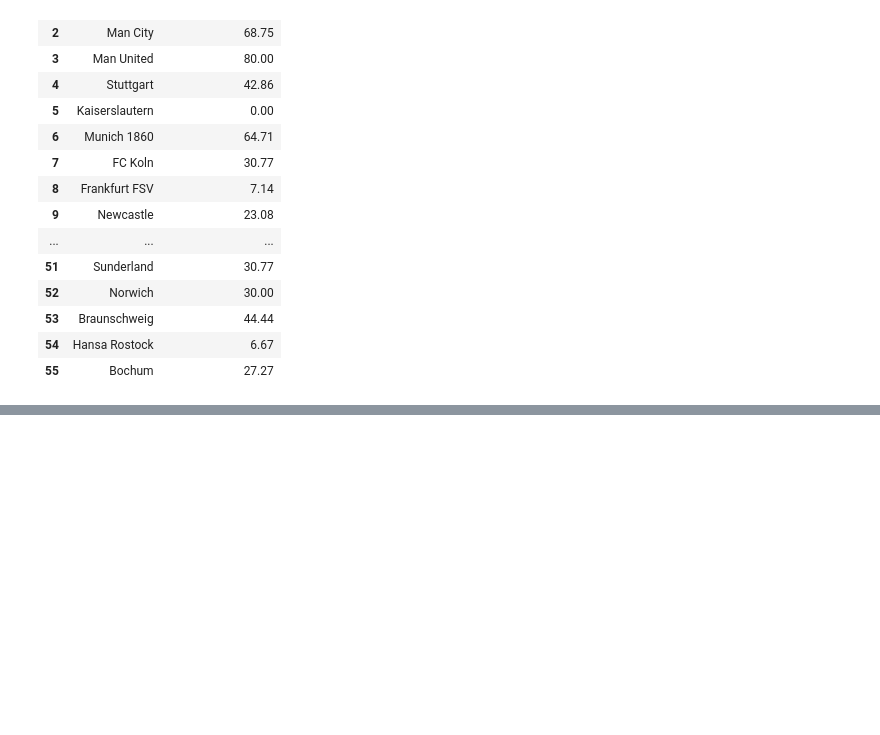
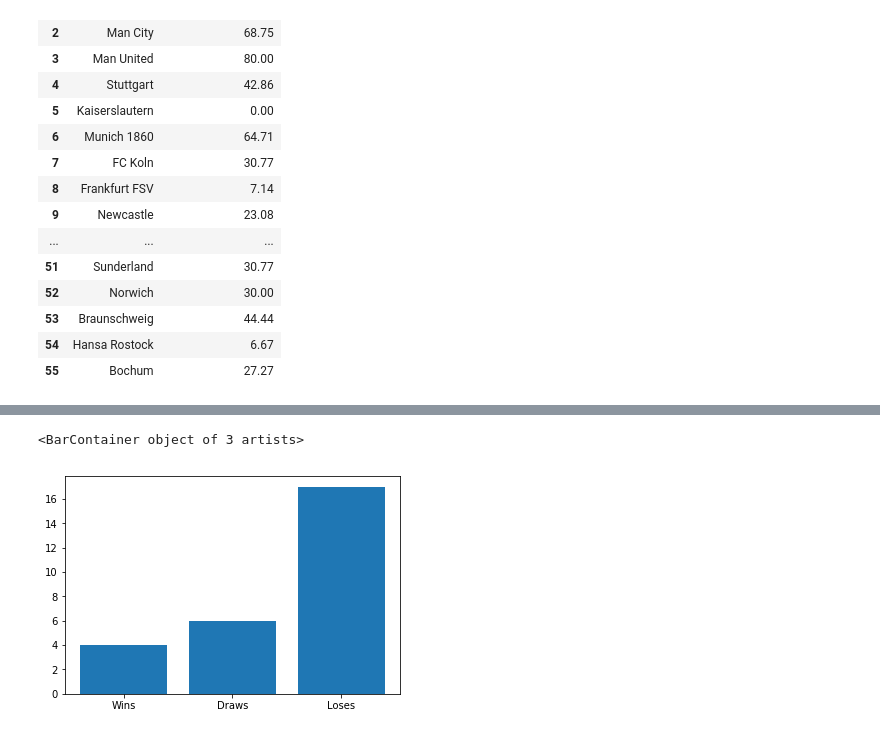
Before and after one commit to erikajane/Soccer_in_the_Rain, a Jupyter notebook: OOP Work.ipynb, the cells around one changed output, grey strips where cells are left out. Saved outputs shown, nothing was run; the diff lists cells and outputs as text; code cells hidden in the pictures; blank space fills up the shorter version.

```diff
--- a/OOP Work.ipynb
+++ b/OOP Work.ipynb
@@ -186,0 +303,9 @@ test1.get_rain_win_percentage(Matches_2011_df)
+# %%
+def test(i):
+    for i in range(2):
+        histogram = create_histogram(i)
+# %%
+test(2)
+# %% [output]
+<BarContainer object of 3 artists>
+[figure, added]
```
Also changed, not shown: parts of 13 cells of this notebook, 1 other file.
